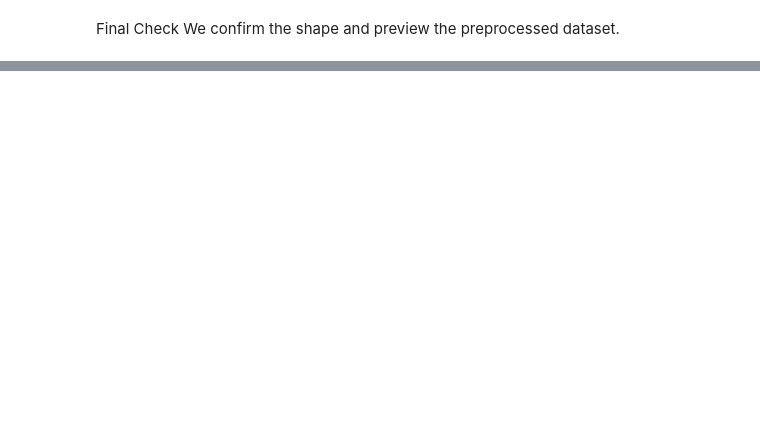
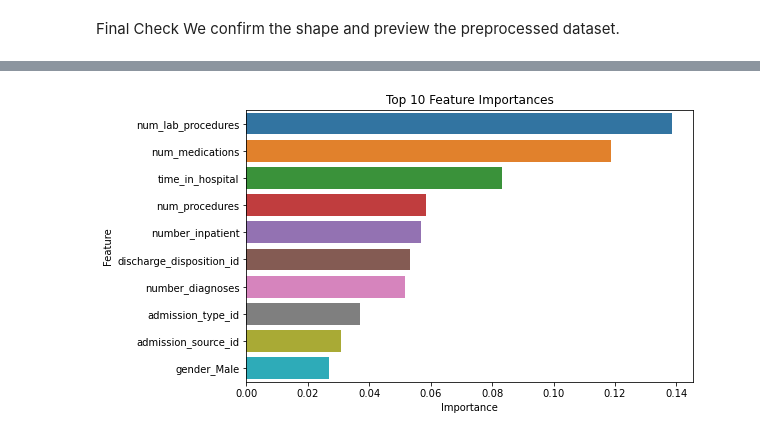
Before and after one commit to HellenDianaNjeri/AI-development-workflow, a Jupyter notebook: patient_readmission_risk.ipynb, the cells around one changed output, grey strips where cells are left out. Drawn from its saved outputs; the diff is of its cells as text; code cells hidden in the pictures; blank space fills up the shorter version.

```diff
--- a/patient_readmission_risk.ipynb
+++ b/patient_readmission_risk.ipynb
@@ -303,0 +379,16 @@ Final dataset shape: (101766, 2333)
+# %%
+# Get feature importances
+importances = rf_model.feature_importances_
+features = X.columns
+
+# Create dataframe and sort
+importance_df = pd.DataFrame({'Feature': features, 'Importance': importances})
+importance_df = importance_df.sort_values(by='Importance', ascending=False)
+
+# Plot top 10
+plt.figure(figsize=(8, 5))
+sns.barplot(data=importance_df.head(10), x='Importance', y='Feature')
+plt.title("Top 10 Feature Importances")
+plt.show()
+# %% [output]
+[figure, added]
```
Also changed, not shown: parts of 13 cells of this notebook.
